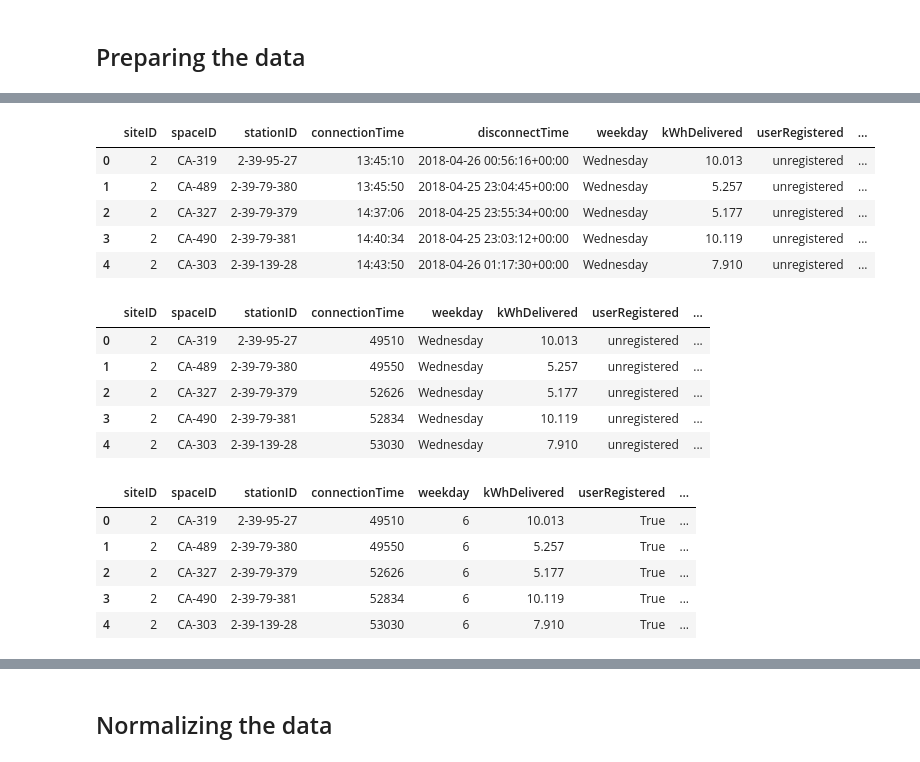
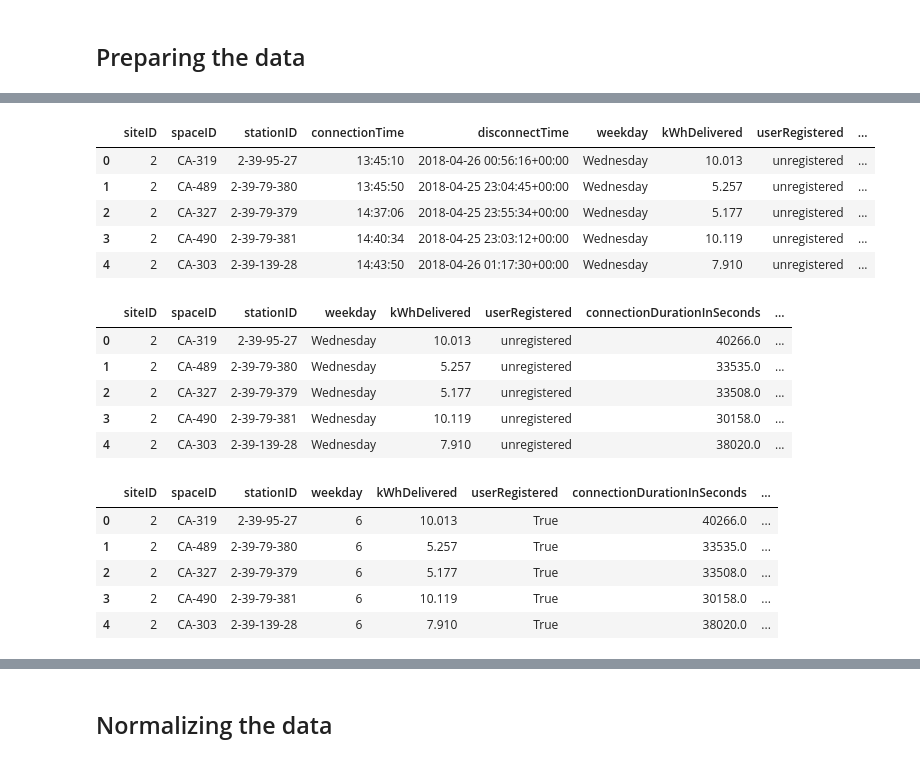
Before and after one commit to S0PEX/AA_Team_9_WS23, a Jupyter notebook: clustering.ipynb, the cells around one changed output, grey strips where cells are left out. Drawn from its saved outputs; the diff is of its cells as text; code cells hidden in the pictures.

```diff
--- a/clustering.ipynb
+++ b/clustering.ipynb
@@ -49,30 +49,30 @@ prepared_data.head()
 # %%
 # Get delta between connection and disconnect time
 prepared_data['connectionDurationInSeconds'] = (prepared_data['disconnectTime'] - prepared_data['connectionTime']).dt.total_seconds()
 
 # Remove the date from the time columns and only keep the time
 prepared_data['connectionTime'] = pd.to_datetime(prepared_data['connectionTime']).dt.time
+prepared_data['connectionTimeInSecondsSinceMidnight'] = prepared_data['connectionTime'].apply(lambda x: x.hour * 3600 + x.minute * 60 + x.second)
 display(prepared_data.head())
 
 # Convert the time to seconds
 df_for_clustering = prepared_data.copy()
-df_for_clustering['connectionTime'] = df_for_clustering['connectionTime'].apply(lambda x: x.hour * 3600 + x.minute * 60 + x.second)
-df_for_clustering = df_for_clustering.drop(columns=['disconnectTime'])
+df_for_clustering = df_for_clustering.drop(columns=['connectionTime', 'disconnectTime'])
 
 display(df_for_clustering.head())
 # %% [output]
 |  | siteID | spaceID | stationID | connectionTime | disconnectTime | weekday | kWhDelivered | userRegistered | ... |
 | 0 | 2 | CA-319 | 2-39-95-27 | 13:45:10 | 2018-04-26 00:56:16+00:00 | Wednesday | 10.013 | unregistered | ... |
 | 1 | 2 | CA-489 | 2-39-79-380 | 13:45:50 | 2018-04-25 23:04:45+00:00 | Wednesday | 5.257 | unregistered | ... |
 | 2 | 2 | CA-327 | 2-39-79-379 | 14:37:06 | 2018-04-25 23:55:34+00:00 | Wednesday | 5.177 | unregistered | ... |
 | 3 | 2 | CA-490 | 2-39-79-381 | 14:40:34 | 2018-04-25 23:03:12+00:00 | Wednesday | 10.119 | unregistered | ... |
 | 4 | 2 | CA-303 | 2-39-139-28 | 14:43:50 | 2018-04-26 01:17:30+00:00 | Wednesday | 7.910 | unregistered | ... |
-|  | siteID | spaceID | stationID | connectionTime | weekday | kWhDelivered | userRegistered | ... |
-| 0 | 2 | CA-319 | 2-39-95-27 | 49510 | Wednesday | 10.013 | unregistered | ... |
-| 1 | 2 | CA-489 | 2-39-79-380 | 49550 | Wednesday | 5.257 | unregistered | ... |
-| 2 | 2 | CA-327 | 2-39-79-379 | 52626 | Wednesday | 5.177 | unregistered | ... |
-| 3 | 2 | CA-490 | 2-39-79-381 | 52834 | Wednesday | 10.119 | unregistered | ... |
-| 4 | 2 | CA-303 | 2-39-139-28 | 53030 | Wednesday | 7.910 | unregistered | ... |
+|  | siteID | spaceID | stationID | weekday | kWhDelivered | userRegistered | connectionDurationInSeconds | ... |
+| 0 | 2 | CA-319 | 2-39-95-27 | Wednesday | 10.013 | unregistered | 40266.0 | ... |
+| 1 | 2 | CA-489 | 2-39-79-380 | Wednesday | 5.257 | unregistered | 33535.0 | ... |
+| 2 | 2 | CA-327 | 2-39-79-379 | Wednesday | 5.177 | unregistered | 33508.0 | ... |
+| 3 | 2 | CA-490 | 2-39-79-381 | Wednesday | 10.119 | unregistered | 30158.0 | ... |
+| 4 | 2 | CA-303 | 2-39-139-28 | Wednesday | 7.910 | unregistered | 38020.0 | ... |
 # %%
 # Label encode ordinal columns
 from sklearn.preprocessing import LabelEncoder
@@ -86,12 +86,12 @@ df_for_clustering = df_for_clustering.astype({'userRegistered': 'bool'})
 
 display(df_for_clustering.head())
 # %% [output]
-|  | siteID | spaceID | stationID | connectionTime | weekday | kWhDelivered | userRegistered | ... |
-| 0 | 2 | CA-319 | 2-39-95-27 | 49510 | 6 | 10.013 | True | ... |
-| 1 | 2 | CA-489 | 2-39-79-380 | 49550 | 6 | 5.257 | True | ... |
-| 2 | 2 | CA-327 | 2-39-79-379 | 52626 | 6 | 5.177 | True | ... |
-| 3 | 2 | CA-490 | 2-39-79-381 | 52834 | 6 | 10.119 | True | ... |
-| 4 | 2 | CA-303 | 2-39-139-28 | 53030 | 6 | 7.910 | True | ... |
+|  | siteID | spaceID | stationID | weekday | kWhDelivered | userRegistered | connectionDurationInSeconds | ... |
+| 0 | 2 | CA-319 | 2-39-95-27 | 6 | 10.013 | True | 40266.0 | ... |
+| 1 | 2 | CA-489 | 2-39-79-380 | 6 | 5.257 | True | 33535.0 | ... |
+| 2 | 2 | CA-327 | 2-39-79-379 | 6 | 5.177 | True | 33508.0 | ... |
+| 3 | 2 | CA-490 | 2-39-79-381 | 6 | 10.119 | True | 30158.0 | ... |
+| 4 | 2 | CA-303 | 2-39-139-28 | 6 | 7.910 | True | 38020.0 | ... |
 # %%
 # One hot encode nominal columns
 # this increases the dimensionality of the data (labels encoding would imply an ordinal relationship between the values)
```
Also changed, not shown: parts of 6 cells of this notebook.
